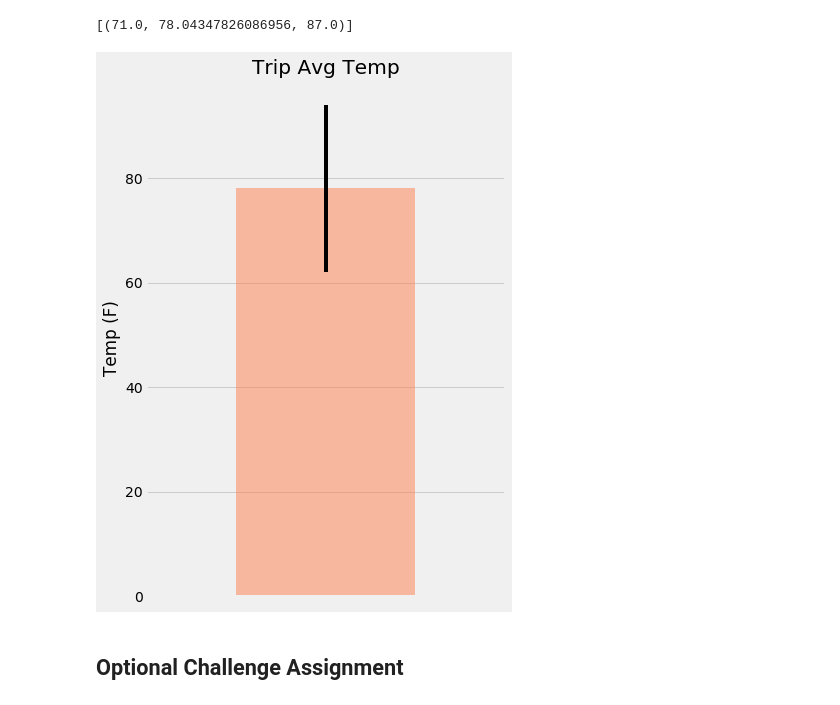
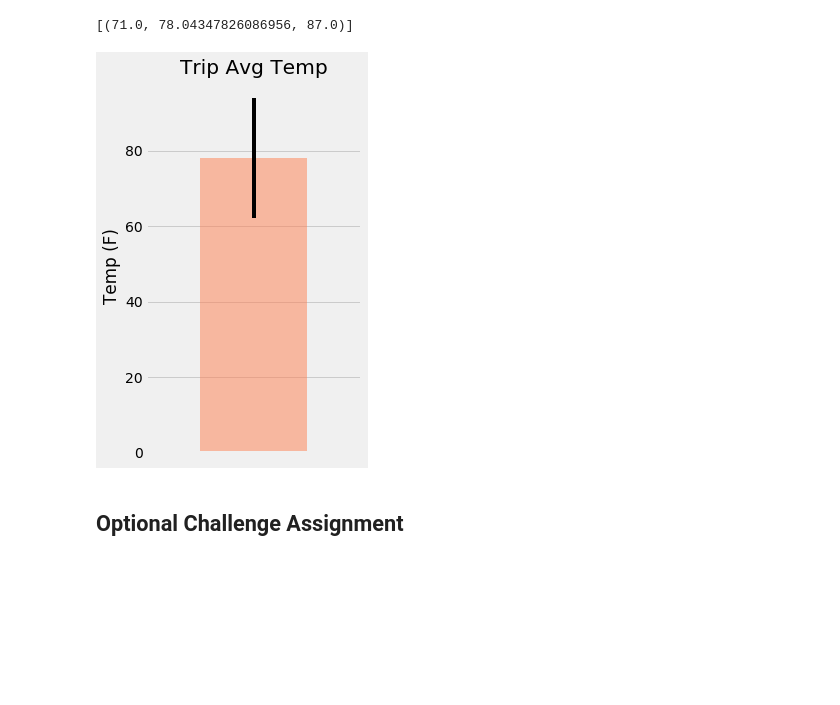
Before and after one commit to Deyinka/sqlalchemy, a Jupyter notebook: climate_starter (1).ipynb, the cells around one changed output. Saved outputs shown, nothing was run; the diff lists cells and outputs as text; code cells hidden in the pictures; blank space fills up the shorter version.

```diff
--- a/climate_starter (1).ipynb
+++ b/climate_starter (1).ipynb
@@ -182,20 +182,20 @@ print(Trip)
 # %%
 # Plot the results from your previous query as a bar chart.
 # Use "Trip Avg Temp" as your Title
 # Use the average temperature for the y value
 # Use the peak-to-peak (tmax-tmin) value as the y error bar (yerr)
 
 Trip_df = pd.DataFrame(Trip, columns=['tmin', 'tavg', 'tmax'])
 Trip_df.plot.bar(y='tavg', yerr=(Trip_df['tmax'] - Trip_df['tmin']),
-title='Trip Avg Temp', color='coral', alpha=0.5, figsize=(6,8))
+title='Trip Avg Temp', color='coral', alpha=0.5, figsize=(4,6))
 plt.xticks(np.arange(1, 1.0))
 plt.ylabel("Temp (F)")
 plt.tight_layout()
 plt.gca().legend_.remove()
 plt.savefig("Images/TripAvgTemp.png")
 plt.show()
 # %% [output]
-[figure, old version]
+[figure, new version]
 # %%
 # Calculate the total amount of rainfall per weather station for your trip dates using the previous year's matching dates.
 # Sort this in descending order by precipitation amount and list the station, name, latitude, longitude, and elevation
```
Also changed, not shown: 1 other file.
